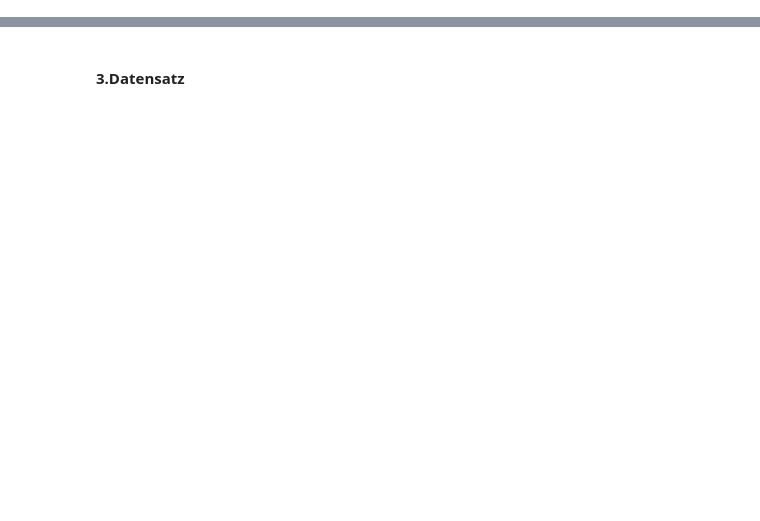
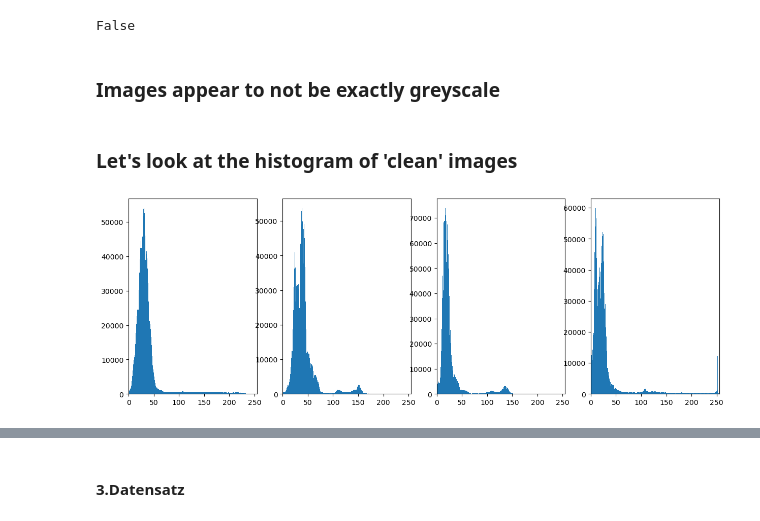
Before and after one commit to Arrofi07/aut-project-gefertec, a Jupyter notebook: Bildvorverarbeitung.ipynb, the cells around one changed output, grey strips where cells are left out. Drawn from its saved outputs; the diff is of its cells as text; code cells hidden in the pictures; blank space fills up the shorter version.

```diff
--- a/Bildvorverarbeitung.ipynb
+++ b/Bildvorverarbeitung.ipynb
@@ -182,0 +138,38 @@ Klassen| Merkmale |Note
+# %%
+example_images_path = "Sample1_Video_220615-152743-STtoST_3_6_10"
+# %%
+example_images_num_clean = [1, 150, 158, 165]
+example_images_num_overexposed = [84, 86, 92]
+# example_images_num_underexposed = [171, 187]
+example_images_num_underexposed = [95, 164]
+# %%
+im = Image.open(f"{example_images_path}_{str(random.choice(example_images_num_clean)).zfill(4)}.jpg")
+# %%
+is_greyscale(im)
+# %% [output]
+False
+# %% [markdown]
+### Images appear to not be exactly greyscale
+# %%
+def show_histograms(path: str, image_nums: List[int]):
+    """
+    From: https://stackoverflow.com/questions/22159160/python-calculate-histogram-of-image
+    """
+    fig, axes = plt.subplots(1,len(image_nums))
+    fig.set_size_inches(15,5)
+    for image_num, ax in zip(image_nums, axes):
+        image_path = f"{path}_{str(image_num).zfill(4)}.jpg"
+        im = cv2.imread(image_path)
+        # calculate mean value from RGB channels and flatten to 1D array
+        vals = im.mean(axis=2).flatten()
+        # plot histogram with 255 bins
+        b, bins, patches = ax.hist(vals, 255)
+        ax.set_xlim([0,255])
+
+    plt.show()
+# %% [markdown]
+### Let's look at the histogram of 'clean' images
+# %%
+show_histograms(example_images_path, example_images_num_clean)
+# %% [output]
+[figure, added]
```
Also changed, not shown: parts of 43 cells of this notebook.
